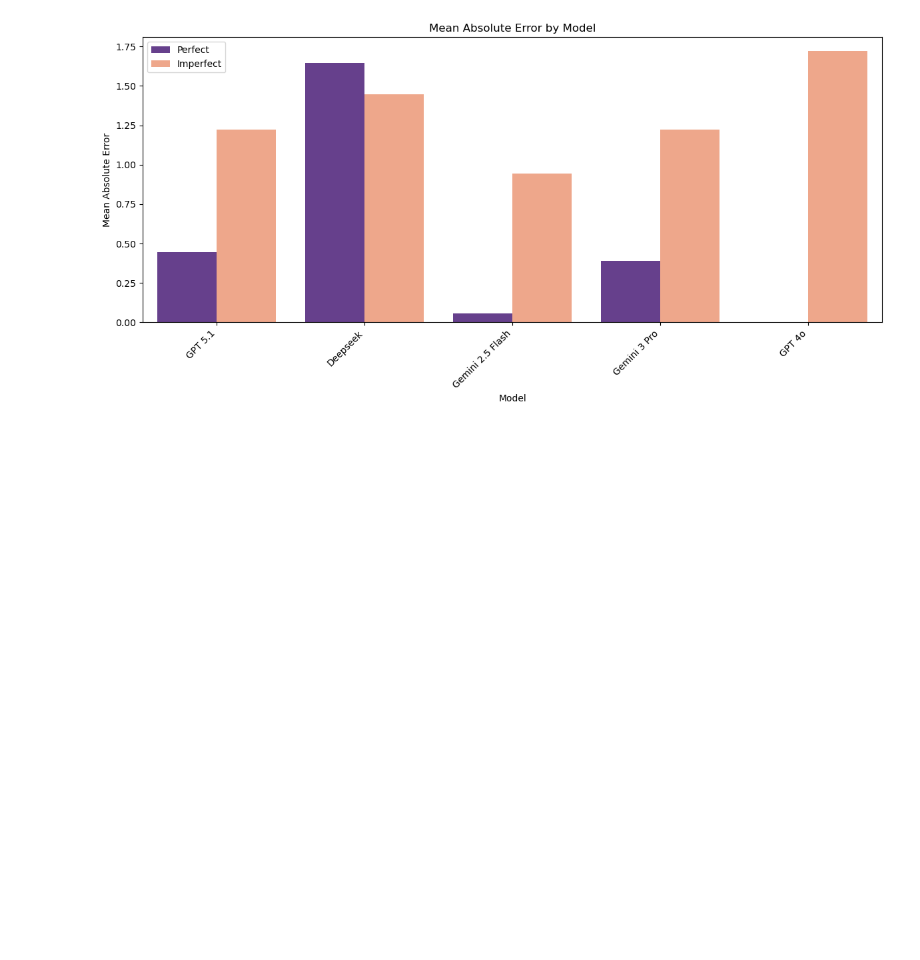
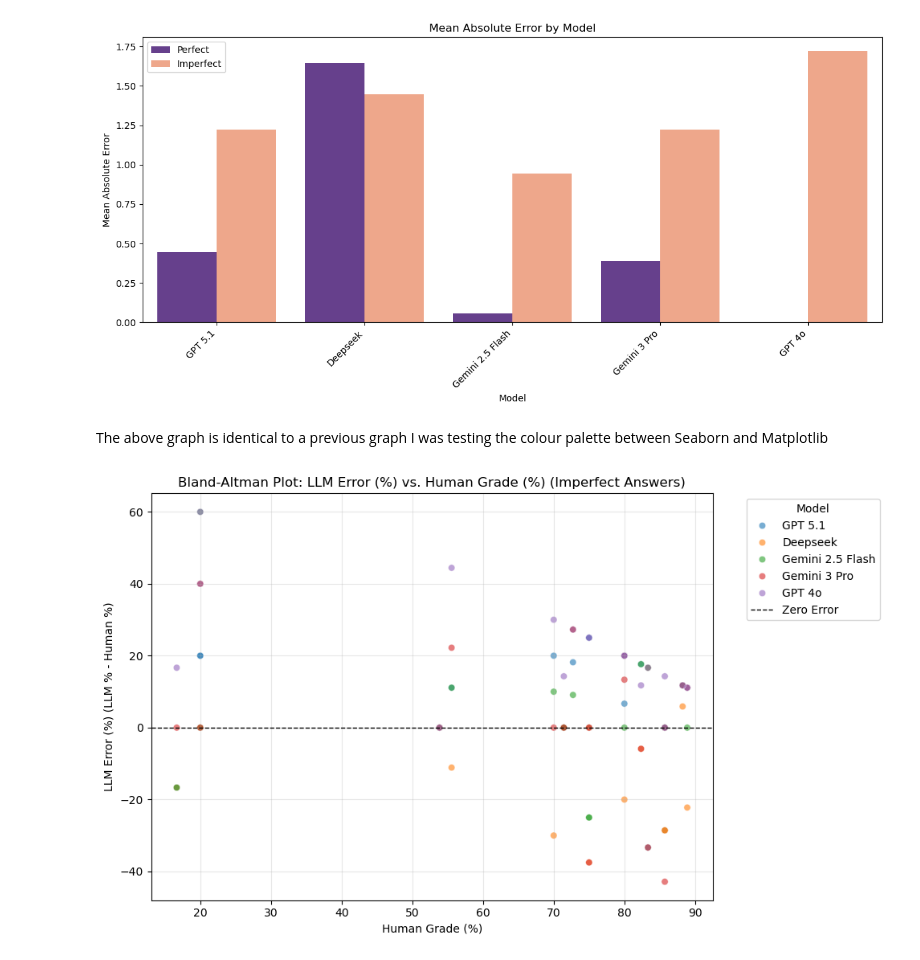
Before and after one commit to KonDoran/AI-in-Physics-in-Education, a Jupyter notebook: Plotting.ipynb, the cells around one changed output. Cells and saved outputs as stored; diff of their text form; code cells hidden in the pictures; blank space fills up the shorter version.

```diff
--- a/Plotting.ipynb
+++ b/Plotting.ipynb
@@ -684,3 +684,40 @@ plt.tight_layout()
 plt.show()
 # %% [output]
 [figure]
+# %% [markdown]
+The above graph is identical to a previous graph I was testing the colour palette between Seaborn and Matplotlib
+# %%
+# Bland-Altman Plot: Human Grade (%) vs. LLM Error (%) (for Imperfect answers)
+
+# Filter for relevant data
+subset = long_df[long_df["Quality"] == "Imperfect"].copy()
+
+# Ensure LLM_Base column exists if not already present
+if "LLM_Base" not in subset.columns:
+    subset["LLM_Base"] = subset["LLM"].apply(lambda x: re.sub(r"[\s-]*(Perfect|Imperfect)$", "", x, flags=re.IGNORECASE))
+
+# Calculate percentages
+subset["Human_Percentage"] = (subset["Human_Grade"] / subset["Available Marks"]) * 100
+subset["Error_Percentage"] = (subset["Signed_Error"] / subset["Available Marks"]) * 100
+
+plt.figure(figsize=(10, 6))
+sns.scatterplot(
+    data=subset,
+    x="Human_Percentage",
+    y="Error_Percentage",
+    hue="LLM_Base",
+    alpha=0.6,
+    # distinct palette
+    palette="tab10"
+)
+
+plt.axhline(0, color='black', linestyle='--', linewidth=1, label="Zero Error")
+plt.title("Bland-Altman Plot: LLM Error (%) vs. Human Grade (%) (Imperfect Answers)")
+plt.xlabel("Human Grade (%)")
+plt.ylabel("LLM Error (%) (LLM % - Human %)")
+plt.legend(title="Model", bbox_to_anchor=(1.05, 1), loc='upper left')
+plt.grid(True, alpha=0.3)
+plt.tight_layout()
+plt.show()
+# %% [output]
+[figure, added]
```
Also changed, not shown: parts of 1 cell of this notebook.
